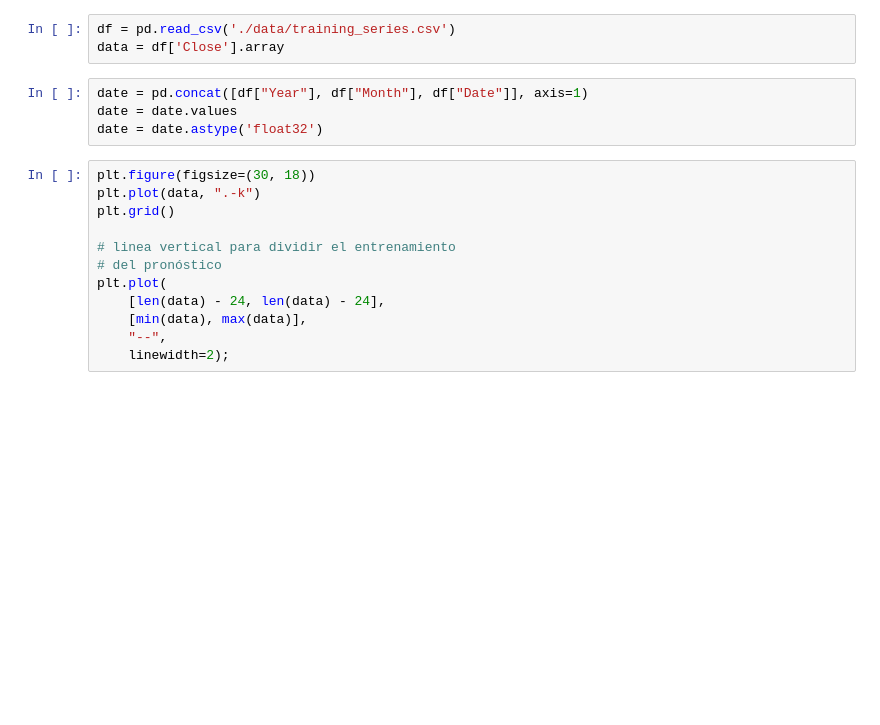
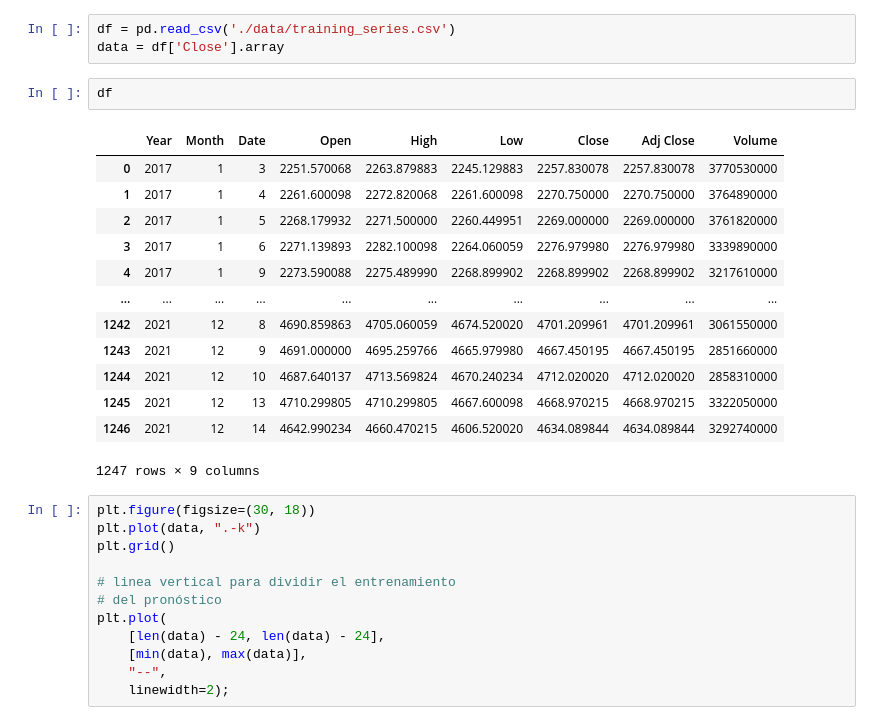
Before and after one commit to napb/mla_final, a Jupyter notebook: final/final.ipynb, the cells around one changed output. Cells and saved outputs as stored; diff of their text form; blank space fills up the shorter version.

```diff
--- a/final/final.ipynb
+++ b/final/final.ipynb
@@ -7,10 +7,22 @@ from sklearn.preprocessing import MinMaxScaler
 # %%
 df = pd.read_csv('./data/training_series.csv')
 data = df['Close'].array
-# %%
-date = pd.concat([df["Year"], df["Month"], df["Date"]], axis=1)
-date = date.values
-date = date.astype('float32')
+# %%
+df
+# %% [output]
+|  | Year | Month | Date | Open | High | Low | Close | Adj Close | Volume |
+| 0 | 2017 | 1 | 3 | 2251.570068 | 2263.879883 | 2245.129883 | 2257.830078 | 2257.830078 | 3770530000 |
+| 1 | 2017 | 1 | 4 | 2261.600098 | 2272.820068 | 2261.600098 | 2270.750000 | 2270.750000 | 3764890000 |
+| 2 | 2017 | 1 | 5 | 2268.179932 | 2271.500000 | 2260.449951 | 2269.000000 | 2269.000000 | 3761820000 |
+| 3 | 2017 | 1 | 6 | 2271.139893 | 2282.100098 | 2264.060059 | 2276.979980 | 2276.979980 | 3339890000 |
+| 4 | 2017 | 1 | 9 | 2273.590088 | 2275.489990 | 2268.899902 | 2268.899902 | 2268.899902 | 3217610000 |
+| ... | ... | ... | ... | ... | ... | ... | ... | ... | ... |
+| 1242 | 2021 | 12 | 8 | 4690.859863 | 4705.060059 | 4674.520020 | 4701.209961 | 4701.209961 | 3061550000 |
+| 1243 | 2021 | 12 | 9 | 4691.000000 | 4695.259766 | 4665.979980 | 4667.450195 | 4667.450195 | 2851660000 |
+| 1244 | 2021 | 12 | 10 | 4687.640137 | 4713.569824 | 4670.240234 | 4712.020020 | 4712.020020 | 2858310000 |
+| 1245 | 2021 | 12 | 13 | 4710.299805 | 4710.299805 | 4667.600098 | 4668.970215 | 4668.970215 | 3322050000 |
+| 1246 | 2021 | 12 | 14 | 4642.990234 | 4660.470215 | 4606.520020 | 4634.089844 | 4634.089844 | 3292740000 |
+1247 rows × 9 columns
 # %%
 plt.figure(figsize=(30, 18))
 plt.plot(data, ".-k")
```
Also changed, not shown: parts of 8 cells of this notebook, 2 other files.
